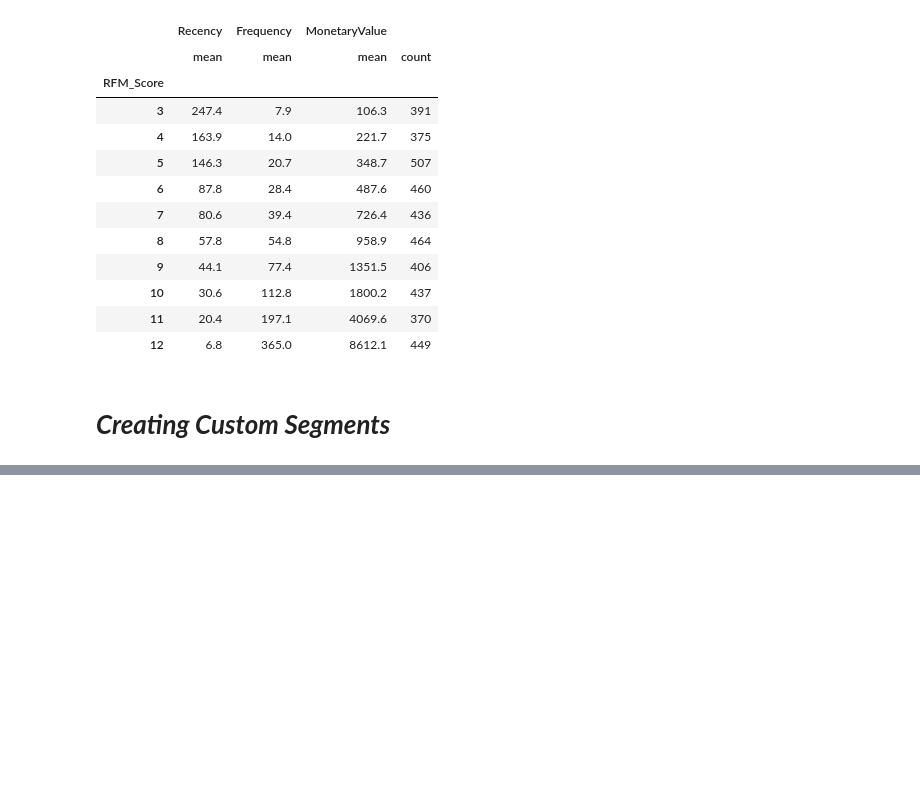
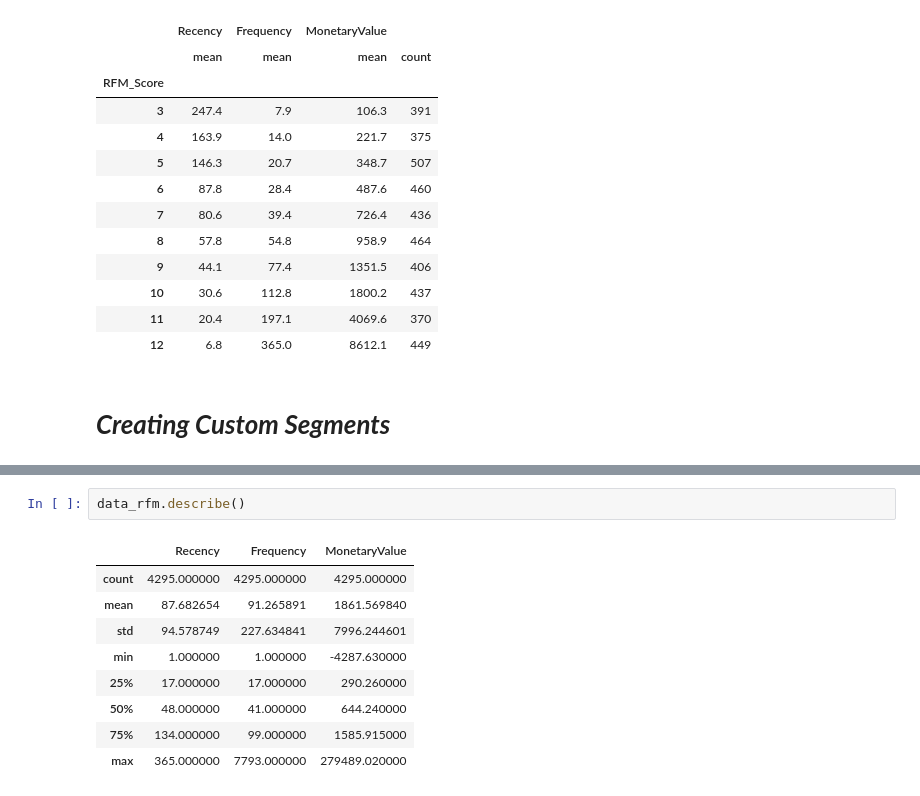
Before and after one commit to nileshrathod17/Online-Retail-Customer-Segmentation, a Jupyter notebook: Online_Retail_Customer_Segmentation.ipynb, the cells around one changed output, grey strips where cells are left out. Saved outputs shown, nothing was run; the diff lists cells and outputs as text; blank space fills up the shorter version.

```diff
--- a/Online_Retail_Customer_Segmentation.ipynb
+++ b/Online_Retail_Customer_Segmentation.ipynb
@@ -945,0 +1015,12 @@ data_rfm_quantile.groupby('RFM_Score').agg({
+# %%
+data_rfm.describe()
+# %% [output]
+|  | Recency | Frequency | MonetaryValue |
+| count | 4295.000000 | 4295.000000 | 4295.000000 |
+| mean | 87.682654 | 91.265891 | 1861.569840 |
+| std | 94.578749 | 227.634841 | 7996.244601 |
+| min | 1.000000 | 1.000000 | -4287.630000 |
+| 25% | 17.000000 | 17.000000 | 290.260000 |
+| 50% | 48.000000 | 41.000000 | 644.240000 |
+| 75% | 134.000000 | 99.000000 | 1585.915000 |
+| max | 365.000000 | 7793.000000 | 279489.020000 |
```
Also changed, not shown: parts of 10 cells of this notebook.
